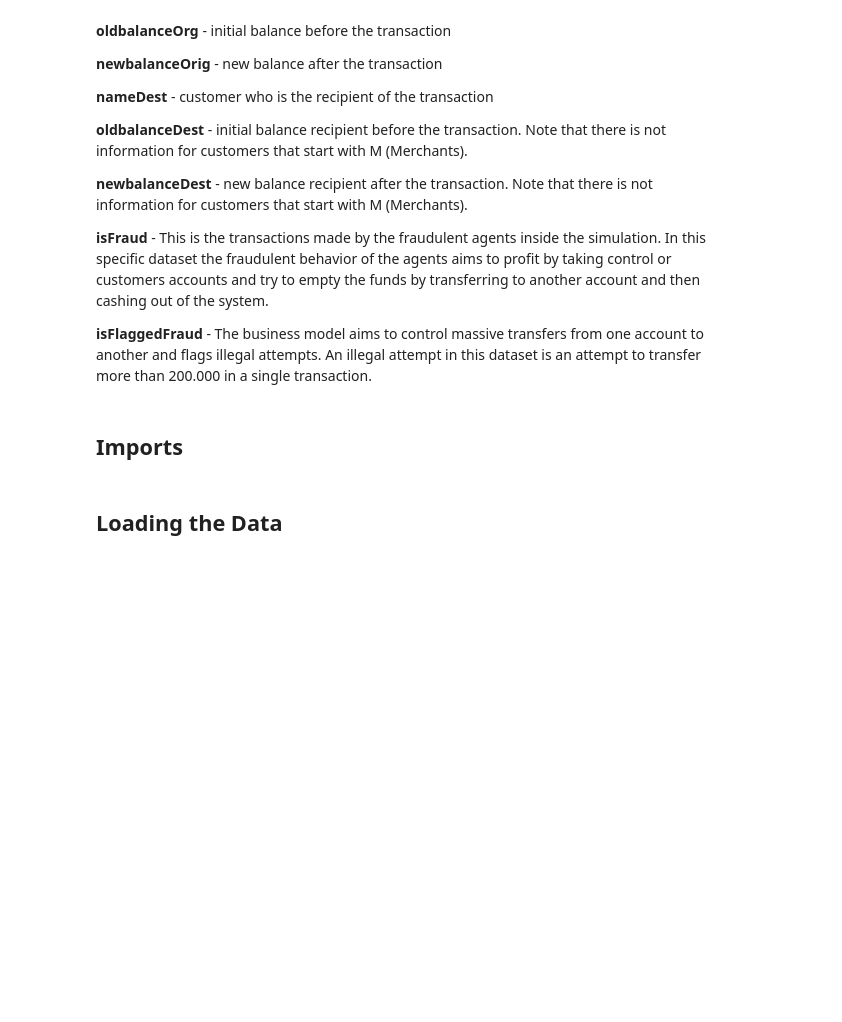
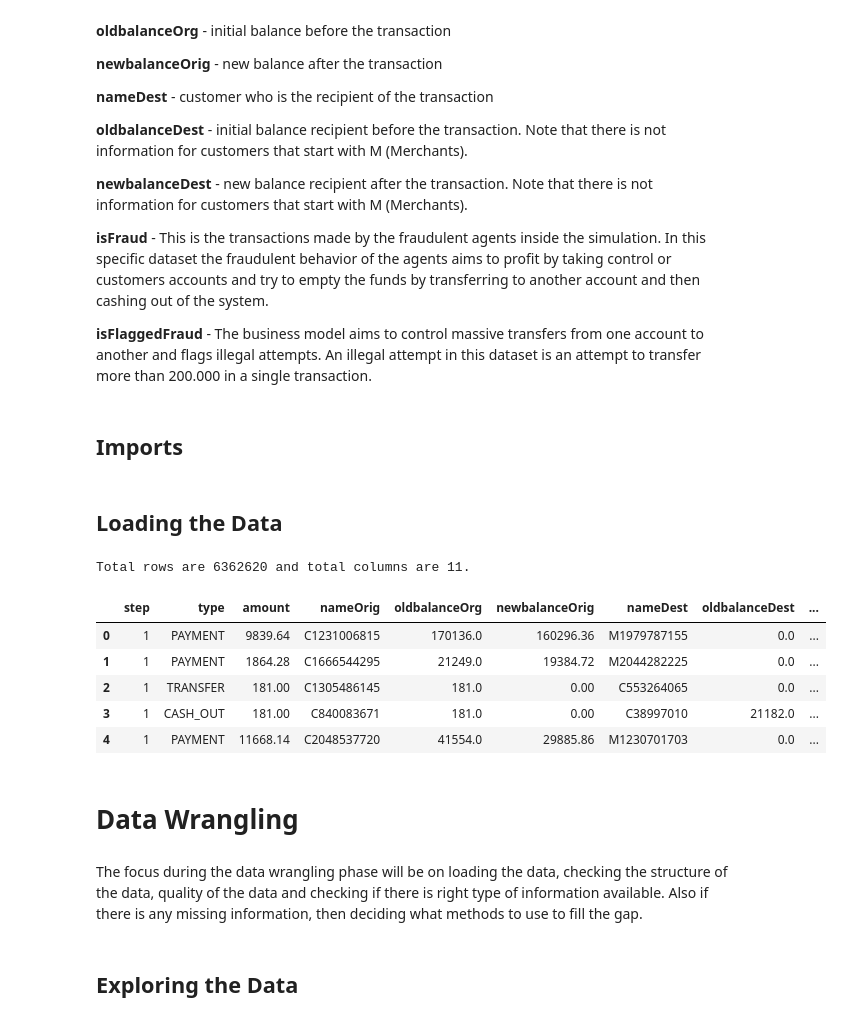
Before and after one commit to jayguptacal/BankingAndInvestments, a Jupyter notebook: FinancialFraudDetection/Financial_Frauds_DataWrangling.ipynb, the cells around one changed output. Cells and saved outputs as stored; diff of their text form; code cells hidden in the pictures; blank space fills up the shorter version.

```diff
--- a/FinancialFraudDetection/Financial_Frauds_DataWrangling.ipynb
+++ b/FinancialFraudDetection/Financial_Frauds_DataWrangling.ipynb
@@ -76,0 +85,20 @@ findata = pd.read_csv('../FinancaialFraudDetection/raw-data/PS_20174392719_14912
+# %%
+# Checking imported data
+print(f"Total rows are {data.shape[0]} and total columns are {data.shape[1]}.")
+
+# checking data columns and overall look of the imported data
+data.head()
+# %% [output]
+Total rows are 6362620 and total columns are 11.
+|  | step | type | amount | nameOrig | oldbalanceOrg | newbalanceOrig | nameDest | oldbalanceDest | ... |
+| 0 | 1 | PAYMENT | 9839.64 | C1231006815 | 170136.0 | 160296.36 | M1979787155 | 0.0 | ... |
+| 1 | 1 | PAYMENT | 1864.28 | C1666544295 | 21249.0 | 19384.72 | M2044282225 | 0.0 | ... |
+| 2 | 1 | TRANSFER | 181.00 | C1305486145 | 181.0 | 0.00 | C553264065 | 0.0 | ... |
+| 3 | 1 | CASH_OUT | 181.00 | C840083671 | 181.0 | 0.00 | C38997010 | 21182.0 | ... |
+| 4 | 1 | PAYMENT | 11668.14 | C2048537720 | 41554.0 | 29885.86 | M1230701703 | 0.0 | ... |
+# %% [markdown]
+# Data Wrangling<a id='2.0_Data_Wrangling'></a>
+# %% [markdown]
+The focus during the data wrangling phase will be on loading the data, checking the structure of the data, quality of the data and checking if there is right type of information available. Also if there is any missing information, then deciding what methods to use to fill the gap.
+# %% [markdown]
+## Exploring the Data<a id='2.1_Exploring_Data'></a>
```
Also changed, not shown: parts of 23 cells of this notebook.
